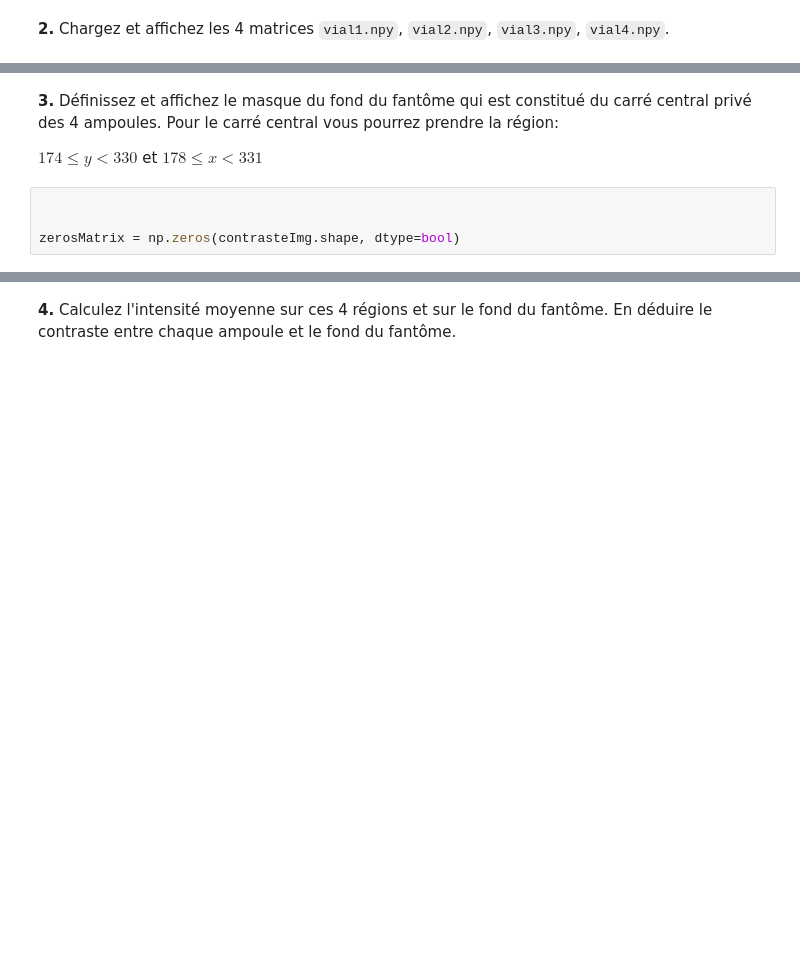
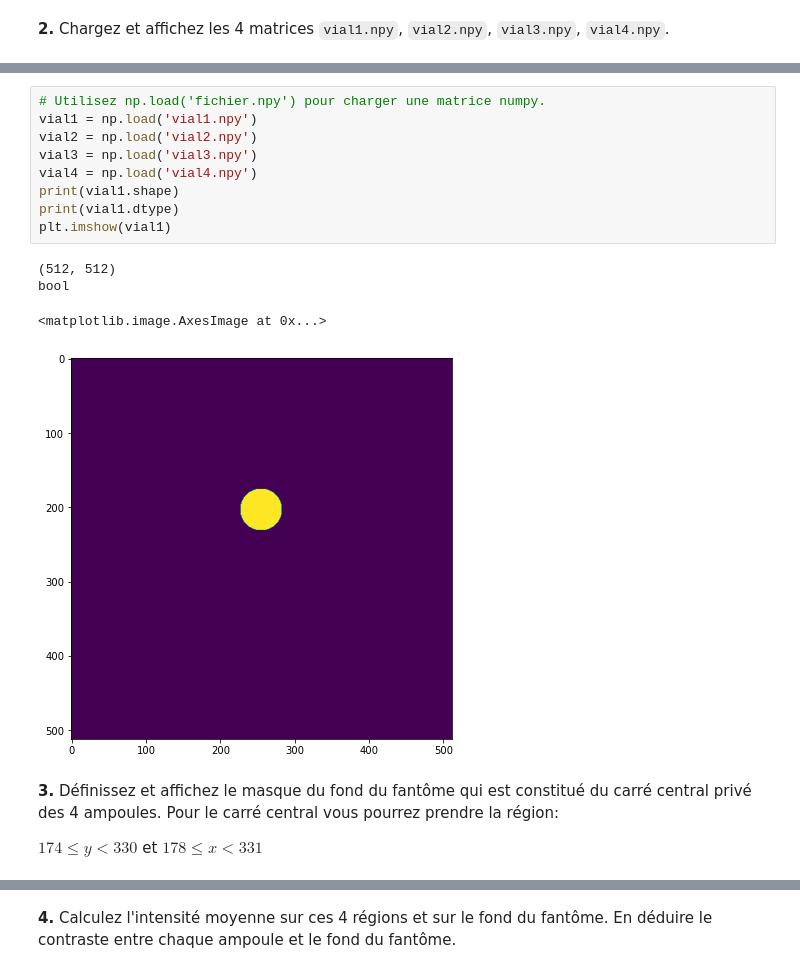
Before and after one commit to shuaisong9/Traitement_TP1, a Jupyter notebook: TP1/code/tp1_seance1.ipynb, the cells around one changed output, grey strips where cells are left out. Cells and saved outputs as stored; diff of their text form; blank space fills up the shorter version.

```diff
--- a/TP1/code/tp1_seance1.ipynb
+++ b/TP1/code/tp1_seance1.ipynb
@@ -190,9 +218,19 @@ Sachant que les paramètres de l'IRM indiquent une épaisseur de coupe théoriqu
+# %%
+# Utilisez np.load('fichier.npy') pour charger une matrice numpy.
+vial1 = np.load('vial1.npy')
+vial2 = np.load('vial2.npy')
+vial3 = np.load('vial3.npy')
+vial4 = np.load('vial4.npy')
+print(vial1.shape)
+print(vial1.dtype)
+plt.imshow(vial1)
+# %% [output]
+(512, 512)
+bool
+<matplotlib.image.AxesImage at 0x...>
+[figure, added]
 # %% [markdown]
 **3.** Définissez et affichez le masque du fond du fantôme qui est constitué du carré central privé des 4 ampoules.
 Pour le carré central vous pourrez prendre la région:
 
 $174\leq y<330$ et $178\leq x<331$
-# %%
-
-
-zerosMatrix = np.zeros(contrasteImg.shape, dtype=bool)
```
Also changed, not shown: parts of 8 cells of this notebook.
